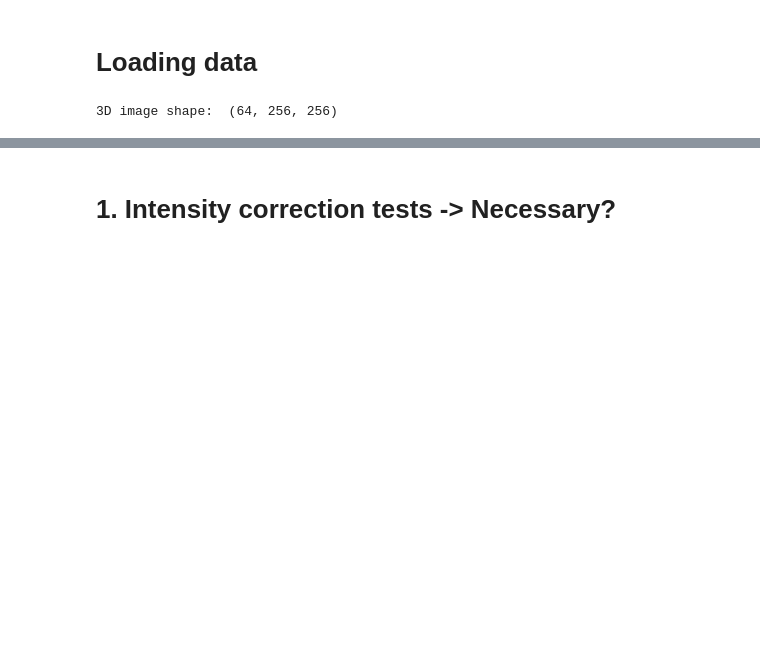
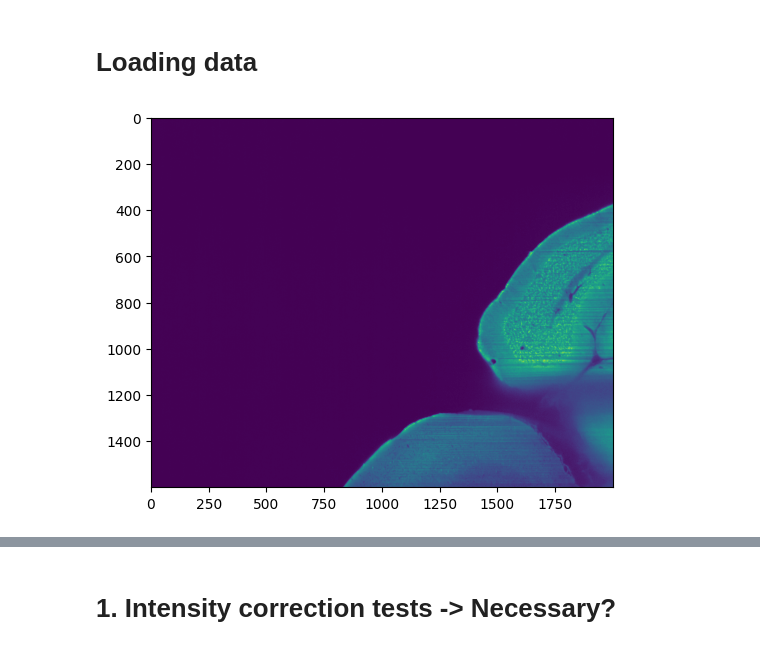
Before and after one commit to AllenNeuralDynamics/aind-registration_evaluation, a Jupyter notebook: scripts/key_points_detector_demo.ipynb, the cells around one changed output, grey strips where cells are left out. Saved outputs shown, nothing was run; the diff lists cells and outputs as text; code cells hidden in the pictures; blank space fills up the shorter version.

```diff
--- a/scripts/key_points_detector_demo.ipynb
+++ b/scripts/key_points_detector_demo.ipynb
@@ -3,21 +3,24 @@
 # %%
 from skimage import feature
 import zarr
 from matplotlib import pyplot as plt
 import numpy as np
 import SimpleITK as sitk
 import tifffile as tif
 
 BASE_PATH = "/Users/camilo.laiton/Documents/images/"
 
 img_1_path = BASE_PATH + "Ex_488_Em_525_468770_468770_830620_012820.zarr/0"
 img_2_path = BASE_PATH + "Ex_488_Em_525_501170_501170_830620_012820.zarr/0"
 
 img_3D_path = BASE_PATH + "block_10.tif"
 
-img_1 = zarr.open(img_1_path, "r")[0,0,0, :, 1800:]
-img_2 = zarr.open(img_2_path, "r")[0,0,0, :, :200]
-img_3d = tif.imread(img_3D_path)[120:184, 200:456, 200: 456]
-print("3D image shape: ", img_3d.shape)
+img_1 = zarr.open(img_1_path, "r")[0,0,0, :, :]
+img_2 = zarr.open(img_2_path, "r")#[0,0,0, :, :200]
+# img_3d = tif.imread(img_3D_path)[120:184, 200:456, 200: 456]
+# print("3D image shape: ", img_3d.shape)
+
+plt.imshow(img_1)
+plt.show()
 # %% [output]
-3D image shape:  (64, 256, 256)
+[figure, added]
```
Also changed, not shown: parts of 1 cell of this notebook, 12 other files.
